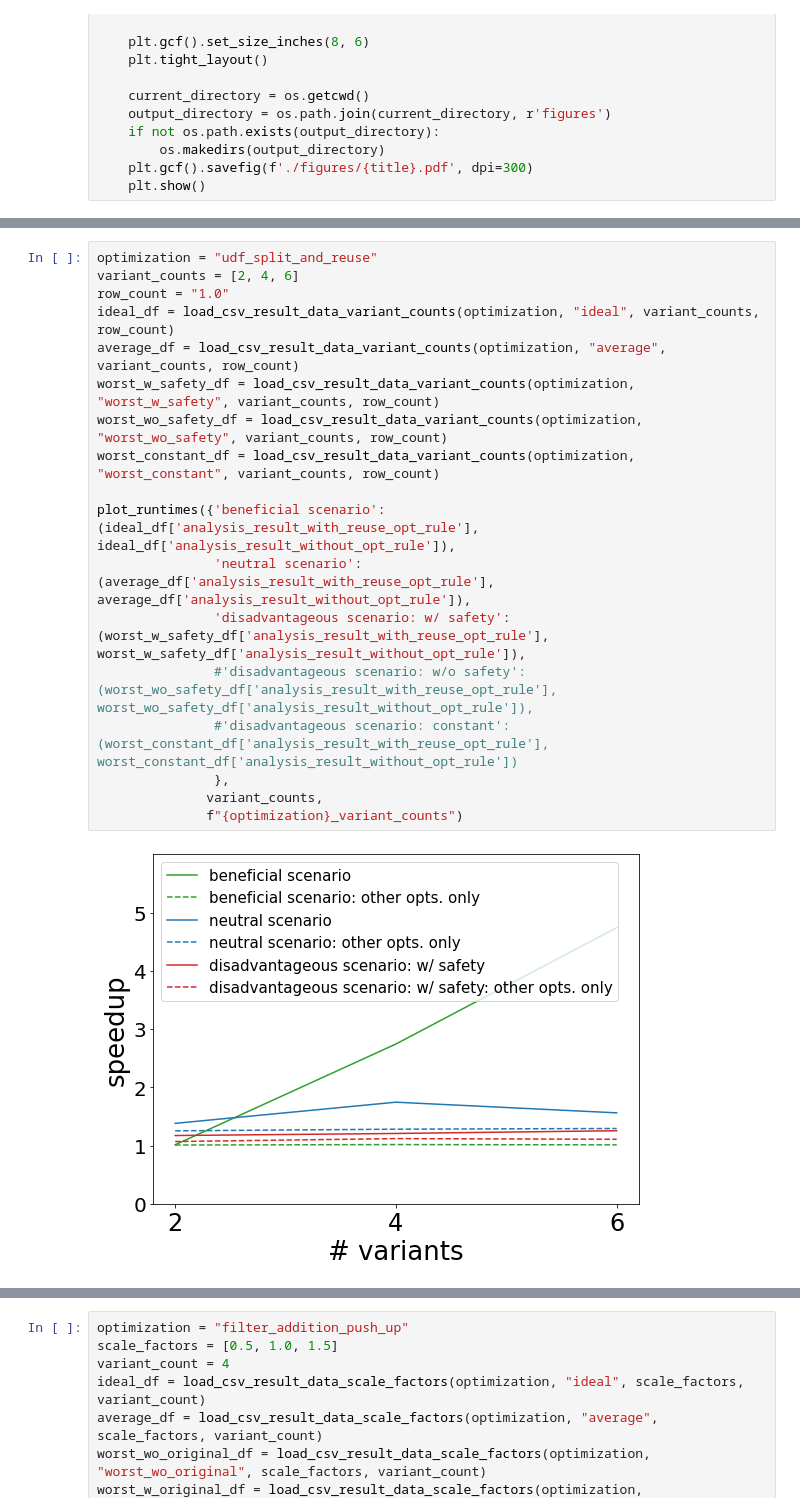
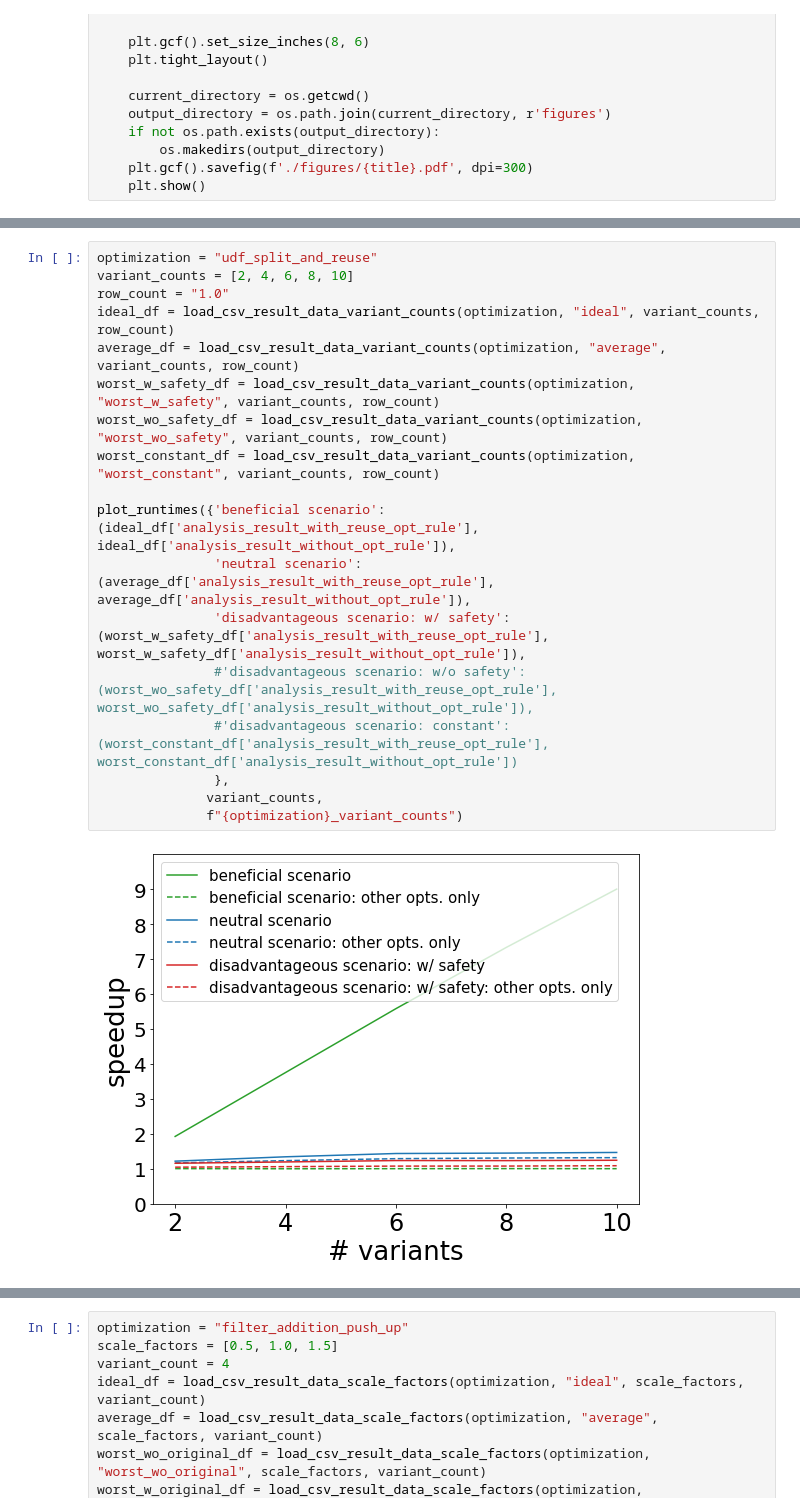
Before and after one commit to stefan-grafberger/mlwhatif, a Jupyter notebook: experiments/plot-benchmark-results--optimizations.ipynb, the cells around one changed output, grey strips where cells are left out. Cells and saved outputs as stored; diff of their text form.

```diff
--- a/experiments/plot-benchmark-results--optimizations.ipynb
+++ b/experiments/plot-benchmark-results--optimizations.ipynb
@@ -147,22 +147,22 @@ plot_runtimes({'beneficial scenario': (ideal_df['analysis_result_with_opt_rule']
 # %%
 optimization = "udf_split_and_reuse"
-variant_counts = [2, 4, 6]
+variant_counts = [2, 4, 6, 8, 10]
 row_count = "1.0"
 ideal_df = load_csv_result_data_variant_counts(optimization, "ideal", variant_counts, row_count)
 average_df = load_csv_result_data_variant_counts(optimization, "average", variant_counts, row_count)
 worst_w_safety_df = load_csv_result_data_variant_counts(optimization, "worst_w_safety", variant_counts, row_count)
 worst_wo_safety_df = load_csv_result_data_variant_counts(optimization, "worst_wo_safety", variant_counts, row_count)
 worst_constant_df = load_csv_result_data_variant_counts(optimization, "worst_constant", variant_counts, row_count)
 
 plot_runtimes({'beneficial scenario': (ideal_df['analysis_result_with_reuse_opt_rule'], ideal_df['analysis_result_without_opt_rule']),
                'neutral scenario': (average_df['analysis_result_with_reuse_opt_rule'], average_df['analysis_result_without_opt_rule']),
                'disadvantageous scenario: w/ safety': (worst_w_safety_df['analysis_result_with_reuse_opt_rule'], worst_w_safety_df['analysis_result_without_opt_rule']),
                #'disadvantageous scenario: w/o safety': (worst_wo_safety_df['analysis_result_with_reuse_opt_rule'], worst_wo_safety_df['analysis_result_without_opt_rule']),
                #'disadvantageous scenario: constant': (worst_constant_df['analysis_result_with_reuse_opt_rule'], worst_constant_df['analysis_result_without_opt_rule'])
                },
               variant_counts,
               f"{optimization}_variant_counts")
 # %% [output]
-[figure, old version]
+[figure, new version]
 # %%
 optimization = "filter_addition_push_up"
```
Also changed, not shown: parts of 9 cells of this notebook, 2 other files.
